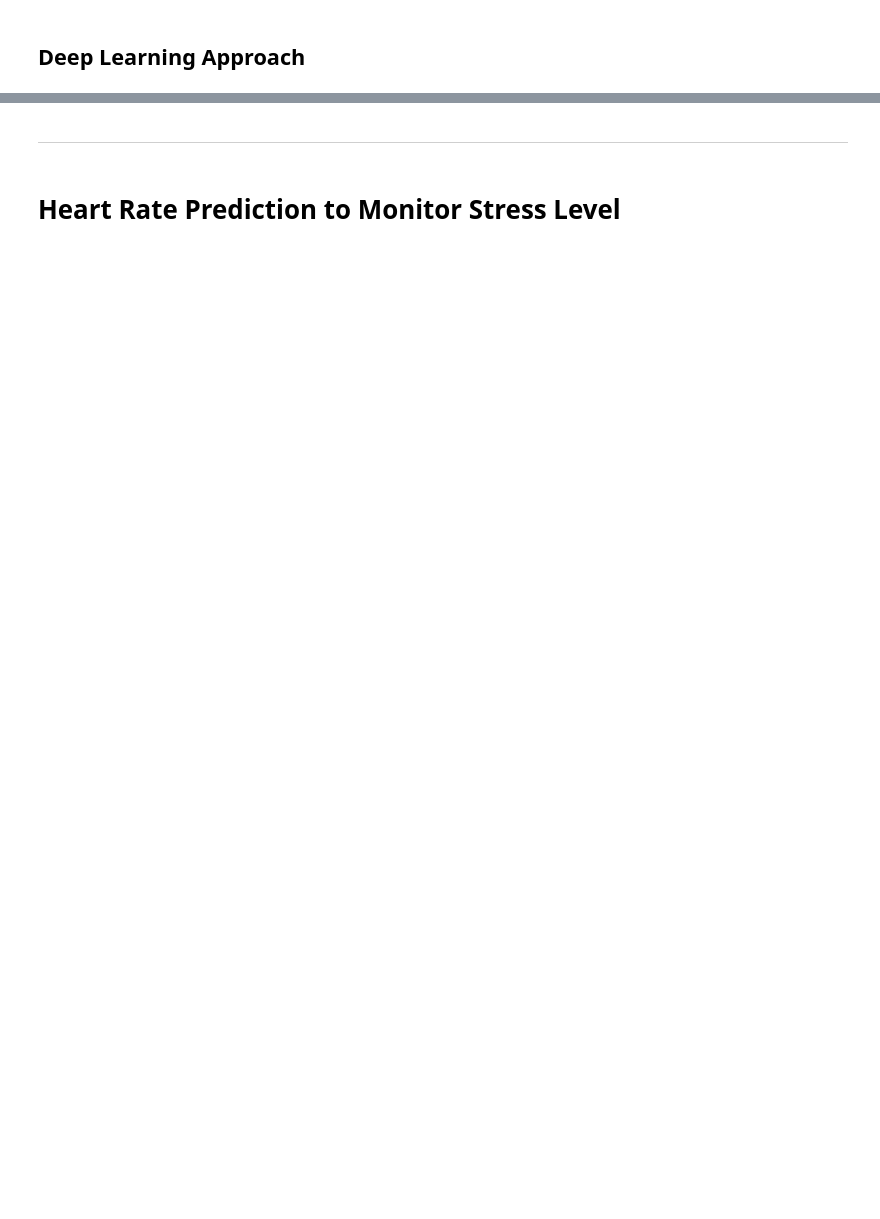
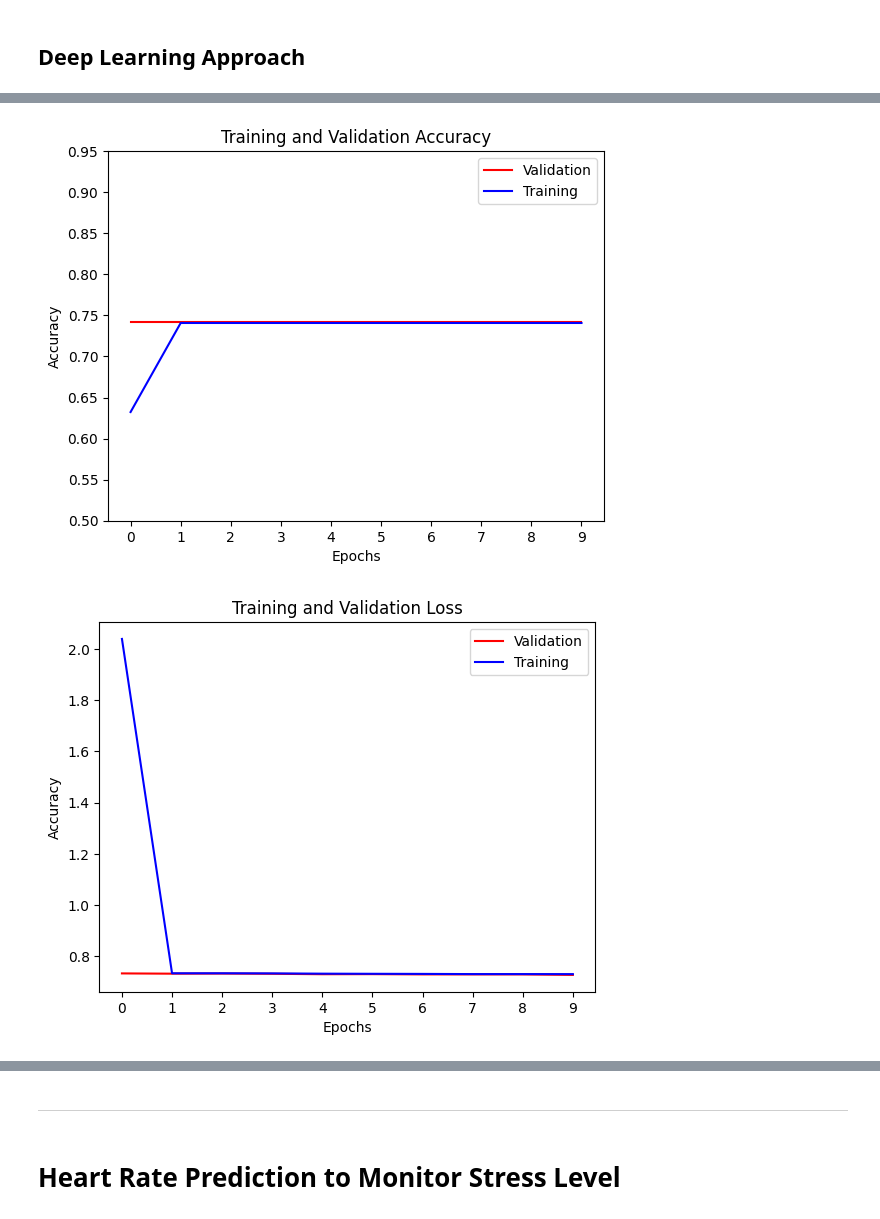
Before and after one commit to StamatisOrfanos/Stress_Detection, a Jupyter notebook: stress_detection.ipynb, the cells around one changed output, grey strips where cells are left out. Drawn from its saved outputs; the diff is of its cells as text; code cells hidden in the pictures; blank space fills up the shorter version.

```diff
--- a/stress_detection.ipynb
+++ b/stress_detection.ipynb
@@ -189,8 +201,8 @@ weighted avg       0.79      0.80      0.79     83074
 ## Deep Learning Approach
 # %%
 # Feature Engineering and Scaling
-features = data.drop(columns=['label', 'datetime'],axis=1)
-labels = data['label']
+features = data[['HR', 'HRV']]
+labels = data['label'].astype('int32')
 
 # Create the train/test split
 features_train, features_test, labels_train, labels_test= train_test_split(features, labels, test_size=0.2,random_state=34)
@@ -200,7 +212,8 @@ callback = EarlyStopping(monitor='val_loss', min_delta=0.0001, patience=10, verb
 
 # Create the Deep Learning Model Architecture
 model = Sequential()
-model.add(Dense(2,activation='relu',input_shape=(features_train.shape[1],)))
+model.add(Input(shape=(features_train.shape[1],)))
+model.add(Dense(features_train.shape[1], activation='relu'))
 model.add(Dense(4,activation='relu'))
 model.add(Dense(8,activation='relu'))
 model.add(Dense(3,activation='softmax'))
@@ -228,5 +246,4 @@ Model: "sequential_1"
 # %%
-labels_train
 # Train the model
-# history=model.fit(features_train, labels_train, validation_split=0.1, epochs=10, verbose=True, batch_size=1000, callbacks=callback)
+history=model.fit(features_train, labels_train, validation_split=0.1, epochs=10, verbose=True, batch_size=512, callbacks=callback)
 # %% [output]
@@ -245,24 +272,26 @@ Name: label, Length: 265836, dtype: int64
 # %%
 #Traininng Visualization
 plt.plot(history.history['val_accuracy'],color='red',label='Validation')
 plt.plot(history.history['accuracy'],color='blue',label='Training')
 plt.xticks(np.arange(0, 10, 1))
 plt.yticks(np.arange(0.5, 1, 0.05))
 plt.xlabel('Epochs')
 plt.ylabel('Accuracy')
 plt.title('Training and Validation Accuracy')
 plt.legend()
 plt.show()
 
 
 #Traininng Visualization
 plt.plot(history.history['val_loss'],color='red',label='Validation')
 plt.plot(history.history['loss'],color='blue',label='Training')
 plt.xticks(np.arange(0, 10, 1))
-plt.yticks(np.arange(0.5, 1, 0.05))
 plt.xlabel('Epochs')
 plt.ylabel('Accuracy')
 plt.title('Training and Validation Loss')
 plt.legend()
 plt.show()
+# %% [output]
+[figure, added]
+[figure, added]
 # %%
```
Also changed, not shown: parts of 6 cells of this notebook, 1 other file.
